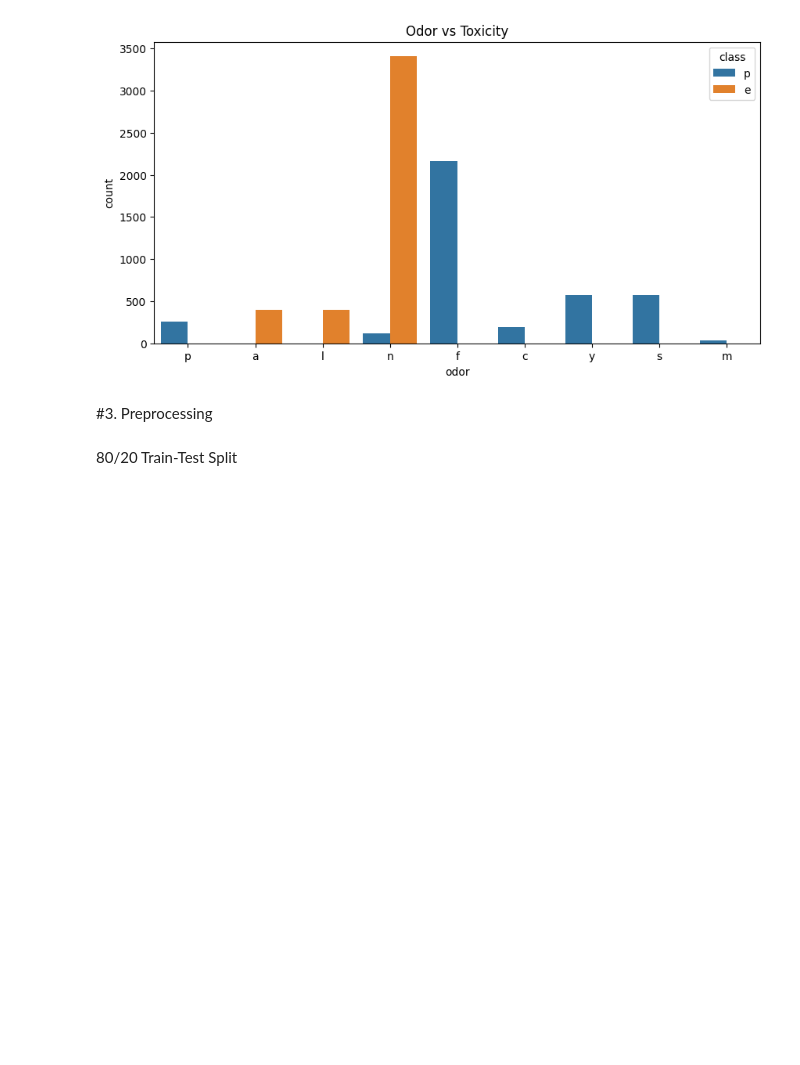
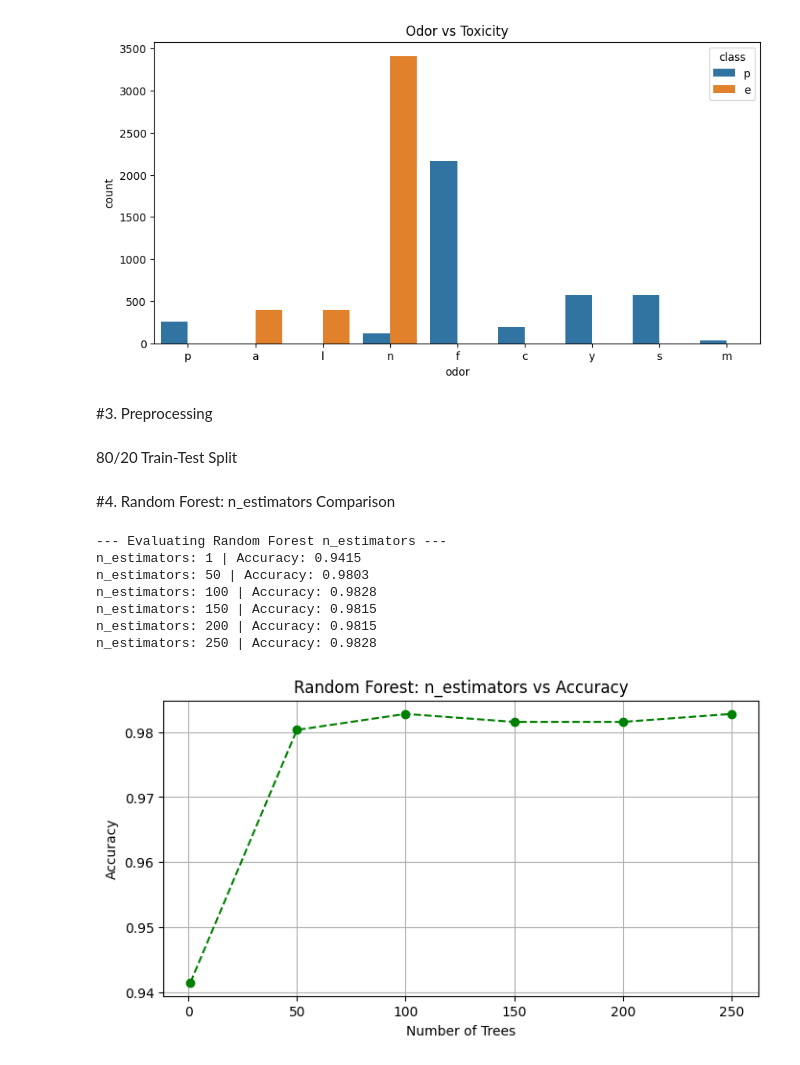
Before and after one commit to Shovon198915/CSE475, a Jupyter notebook: lab/Lab1.ipynb, the cells around one changed output. Drawn from its saved outputs; the diff is of its cells as text; code cells hidden in the pictures; blank space fills up the shorter version.

Commit message:
Random Forest

```diff
--- a/lab/Lab1.ipynb
+++ b/lab/Lab1.ipynb
@@ -64,3 +64,36 @@ y = df['class']
 80/20 Train-Test Split
 # %%
 X_train, X_test, y_train, y_test = train_test_split(X, y, test_size=0.2, random_state=42)
+# %% [markdown]
+#4. Random Forest: n_estimators Comparison
+# %%
+estimators = [1, 50, 100, 150, 200, 250]
+rf_accuracies = []
+
+print("\n--- Evaluating Random Forest n_estimators ---")
+for n in estimators:
+    # Adding max_depth=3 to prevent overfitting
+    rf = RandomForestClassifier(n_estimators=n, max_depth=3, random_state=42)
+    rf.fit(X_train, y_train)
+    acc = accuracy_score(y_test, rf.predict(X_test))
+    rf_accuracies.append(acc)
+    print(f"n_estimators: {n} | Accuracy: {acc:.4f}")
+
+
+    # Plotting Comparison
+plt.figure(figsize=(8, 4))
+plt.plot(estimators, rf_accuracies, marker='o', linestyle='--', color='green')
+plt.title('Random Forest: n_estimators vs Accuracy')
+plt.xlabel('Number of Trees')
+plt.ylabel('Accuracy')
+plt.grid(True)
+plt.show()
+# %% [output]
+--- Evaluating Random Forest n_estimators ---
+n_estimators: 1 | Accuracy: 0.9415
+n_estimators: 50 | Accuracy: 0.9803
+n_estimators: 100 | Accuracy: 0.9828
+n_estimators: 150 | Accuracy: 0.9815
+n_estimators: 200 | Accuracy: 0.9815
+n_estimators: 250 | Accuracy: 0.9828
+[figure, added]
```
